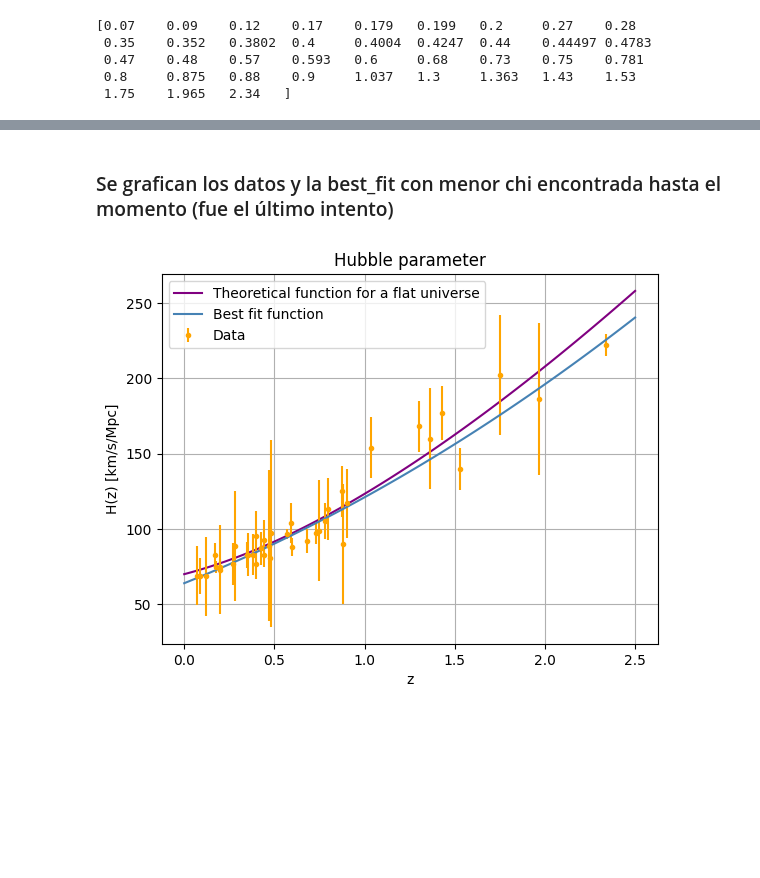
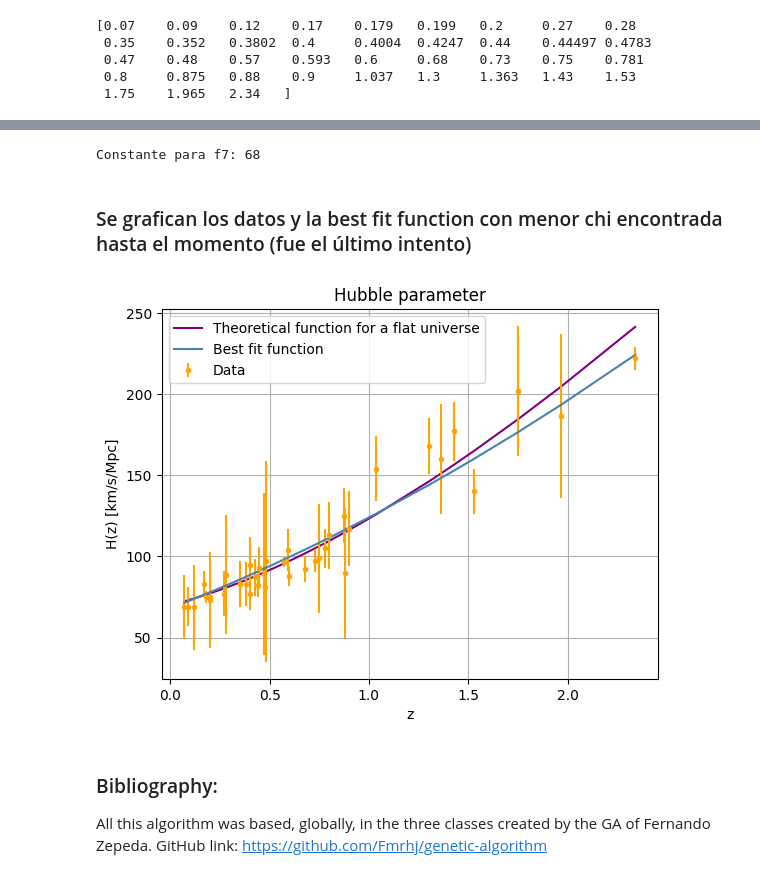
Before and after one commit to XimePS/Practica-DFI, a Jupyter notebook: GA con numpy.ipynb, the cells around one changed output, grey strips where cells are left out. Drawn from its saved outputs; the diff is of its cells as text; code cells hidden in the pictures; blank space fills up the shorter version.

Commit message:
GA with numpy functions

```diff
--- a/GA con numpy.ipynb
+++ b/GA con numpy.ipynb
@@ -392,37 +475,40 @@ def f8(x):
+# %%
+print('Constante para f7: ' + str(f7(0)))
+# %% [output]
+Constante para f7: 68
 # %% [markdown]
-### Se grafican los datos y la best_fit con menor chi encontrada hasta el momento (fue el último intento)
+### Se grafican los datos y la best fit function con menor chi encontrada hasta el momento (fue el último intento)
 # %%
 def H_bm(z, Omega_r, Omega_m, Omega_lambda, omega_DE):
     return H_0*np.sqrt((Omega_r*(1+z)**(3*(1 + 1/3)) + Omega_m*(1+z)**3 + Omega_lambda*(1+z)**(3*(1+omega_DE)) + (1-Omega_r-Omega_m-Omega_lambda)*(1+z)**2))
 
-
+# Parámetros a usar
 H_0 = 70
 O_r = 8.4*10**(-5)
 O_m = 0.3
 O_lambda = 0.7 - 8.4*10**(-5)
 o_DE = -1
 O_0 = [0.5, 1, 1.5]
 
-# Se crea un arreglo de z para la función teórica
-z_bu = np.linspace(0, 2.5, 100)
 
-# hub_data_3.txt
-H_teorico_plano = H_bm(z_bu,O_r, O_m, O_lambda, o_DE)
-H_teorico_cerrado = H_bm(z_bu,O_r, O_m, 0.9*O_lambda, o_DE)
-H_teorico_abierto = H_bm(z_bu,O_r, O_m, 1.1*O_lambda, o_DE)
+# Funciones teóricas para los 3 tipos de universo
+H_teorico_plano = H_bm(z,O_r, O_m, O_lambda, o_DE)
+H_teorico_cerrado = H_bm(z,O_r, O_m, 0.9*O_lambda, o_DE)
+H_teorico_abierto = H_bm(z,O_r, O_m, 1.1*O_lambda, o_DE)
 
-
-#plt.plot(z_bu, H_teorico_cerrado, label = 'Función teórica para $K = 1$ (cerrado)')
-plt.plot(z_bu, H_teorico_plano, label = 'Theoretical function for a flat universe', color = 'purple')
-#plt.plot(z_bu, H_teorico_abierto, label = 'Función teórica para $K = -1$ (abierto)')
+# Se grafica función teórica para universo plano vs best fit function y se añaden los datos experimentales con su error respectivo
+plt.plot(z, H_teorico_plano, label = 'Theoretical function for a flat universe', color = 'purple')
 plt.errorbar(z, H, yerr=desv, fmt='.', label='Data', color = 'orange')
-#plt.plot(z, H, '.')
-plt.plot(z_bu, f8(z_bu), label= 'Best fit function', color = '#4682B4')
+plt.plot(z, f7(z), label= 'Best fit function', color = '#4682B4')
 plt.title('Hubble parameter')
 plt.xlabel('z')
 plt.ylabel('H(z) [km/s/Mpc]')
 plt.grid(True)
 plt.legend()
 plt.show()
 # %% [output]
-[figure, old version]
+[figure, new version]
+# %% [markdown]
+### Bibliography:
+
+All this algorithm was based, globally, in the three classes created by the GA of Fernando Zepeda. GitHub link: https://github.com/Fmrhj/genetic-algorithm
```
Also changed, not shown: parts of 23 cells of this notebook, 5 other files.
